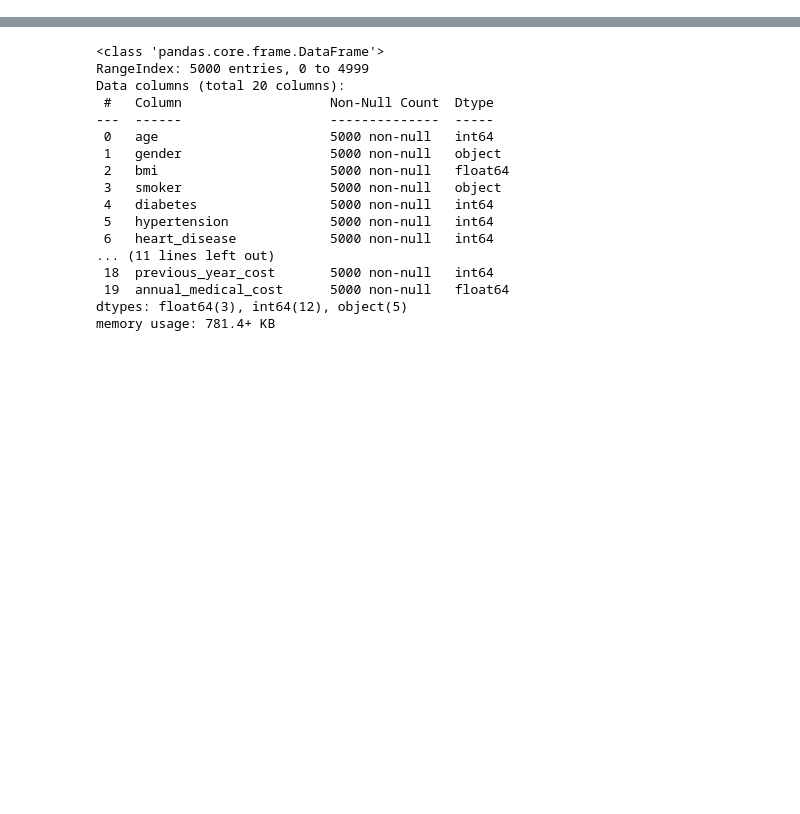
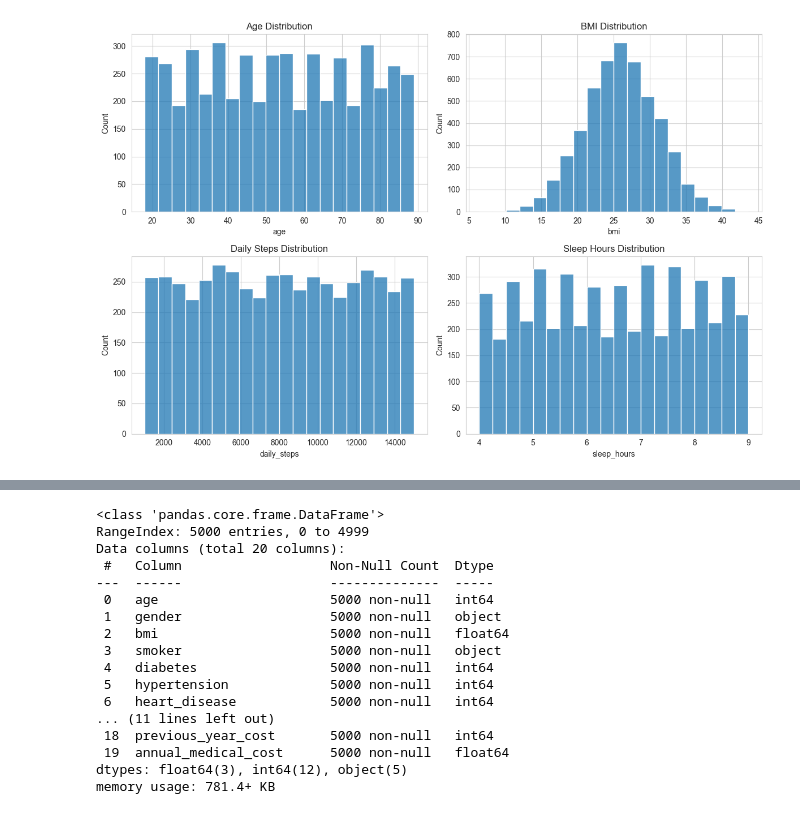
Before and after one commit to JeremyRevaldoLP/Machine-Learning-Regression-Prediksi-Biaya-Medis-Tahunan-Pasien, a Jupyter notebook: model.ipynb, the cells around one changed output, grey strips where cells are left out. Drawn from its saved outputs; the diff is of its cells as text; code cells hidden in the pictures; blank space fills up the shorter version.

```diff
--- a/model.ipynb
+++ b/model.ipynb
@@ -24,0 +49,19 @@ FileNotFoundError: [Errno 2] No such file or directory: '../data/medical_cost_pr
+# %%
+fig, axes = plt.subplots(2,2, figsize=(12,8))
+
+sns.histplot(df["age"], bins=20, ax=axes[0,0])
+axes[0,0].set_title("Age Distribution")
+
+sns.histplot(df["bmi"], bins=20, ax=axes[0,1])
+axes[0,1].set_title("BMI Distribution")
+
+sns.histplot(df["daily_steps"], bins=20, ax=axes[1,0])
+axes[1,0].set_title("Daily Steps Distribution")
+
+sns.histplot(df["sleep_hours"], bins=20, ax=axes[1,1])
+axes[1,1].set_title("Sleep Hours Distribution")
+
+plt.tight_layout()
+plt.show()
+# %% [output]
+[figure, added]
```
Also changed, not shown: parts of 8 cells of this notebook, 3 other files.
